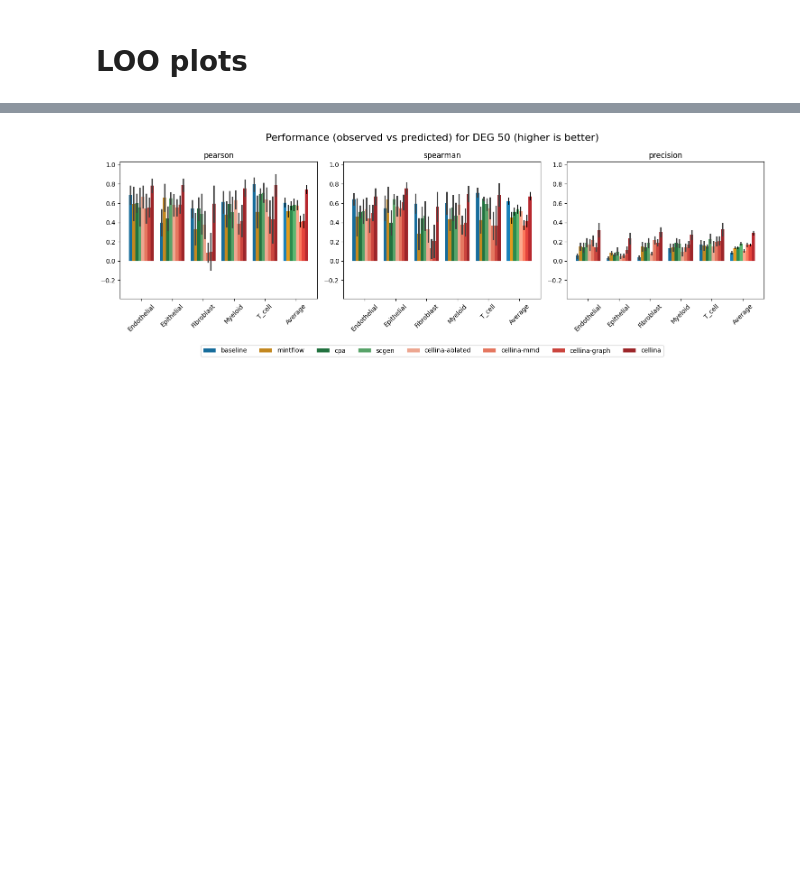
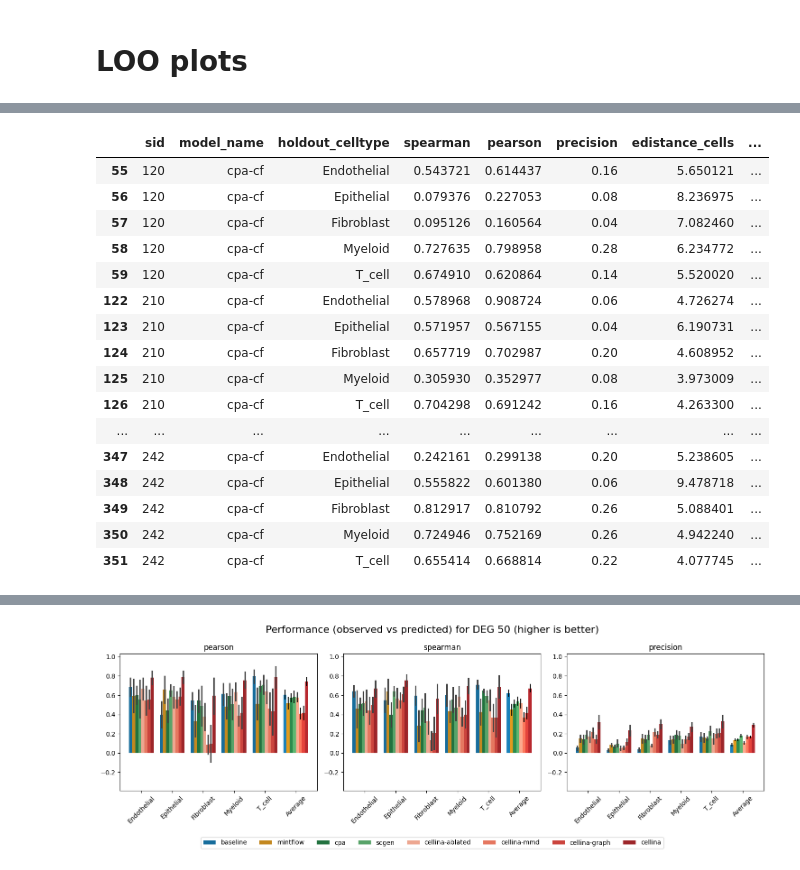
Before and after one commit to PMBio/cellina-reproducibility, a Jupyter notebook: notebooks/ood_plots.ipynb, the cells around one changed output, grey strips where cells are left out. Saved outputs shown, nothing was run; the diff lists cells and outputs as text; code cells hidden in the pictures; blank space fills up the shorter version.

```diff
--- a/notebooks/ood_plots.ipynb
+++ b/notebooks/ood_plots.ipynb
@@ -196,3 +216,23 @@ crc_corr_df = crc_corr_df[~crc_corr_df['sid'].isin(discard_slides)]
+# %%
+crc_corr_df[crc_corr_df['model_name']=='cpa-cf']
+# %% [output]
+|  | sid | model_name | holdout_celltype | spearman | pearson | precision | edistance_cells | ... |
+| 55 | 120 | cpa-cf | Endothelial | 0.543721 | 0.614437 | 0.16 | 5.650121 | ... |
+| 56 | 120 | cpa-cf | Epithelial | 0.079376 | 0.227053 | 0.08 | 8.236975 | ... |
+| 57 | 120 | cpa-cf | Fibroblast | 0.095126 | 0.160564 | 0.04 | 7.082460 | ... |
+| 58 | 120 | cpa-cf | Myeloid | 0.727635 | 0.798958 | 0.28 | 6.234772 | ... |
+| 59 | 120 | cpa-cf | T_cell | 0.674910 | 0.620864 | 0.14 | 5.520020 | ... |
+| 122 | 210 | cpa-cf | Endothelial | 0.578968 | 0.908724 | 0.06 | 4.726274 | ... |
+| 123 | 210 | cpa-cf | Epithelial | 0.571957 | 0.567155 | 0.04 | 6.190731 | ... |
+| 124 | 210 | cpa-cf | Fibroblast | 0.657719 | 0.702987 | 0.20 | 4.608952 | ... |
+| 125 | 210 | cpa-cf | Myeloid | 0.305930 | 0.352977 | 0.08 | 3.973009 | ... |
+| 126 | 210 | cpa-cf | T_cell | 0.704298 | 0.691242 | 0.16 | 4.263300 | ... |
+| ... | ... | ... | ... | ... | ... | ... | ... | ... |
+| 347 | 242 | cpa-cf | Endothelial | 0.242161 | 0.299138 | 0.20 | 5.238605 | ... |
+| 348 | 242 | cpa-cf | Epithelial | 0.555822 | 0.601380 | 0.06 | 9.478718 | ... |
+| 349 | 242 | cpa-cf | Fibroblast | 0.812917 | 0.810792 | 0.26 | 5.088401 | ... |
+| 350 | 242 | cpa-cf | Myeloid | 0.724946 | 0.752169 | 0.26 | 4.942240 | ... |
+| 351 | 242 | cpa-cf | T_cell | 0.655414 | 0.668814 | 0.22 | 4.077745 | ... |
 # %%
 # Load mintflow results
 df = crc_corr_df.copy() # start with existing dataframe
```
Also changed, not shown: parts of 5 cells of this notebook.
